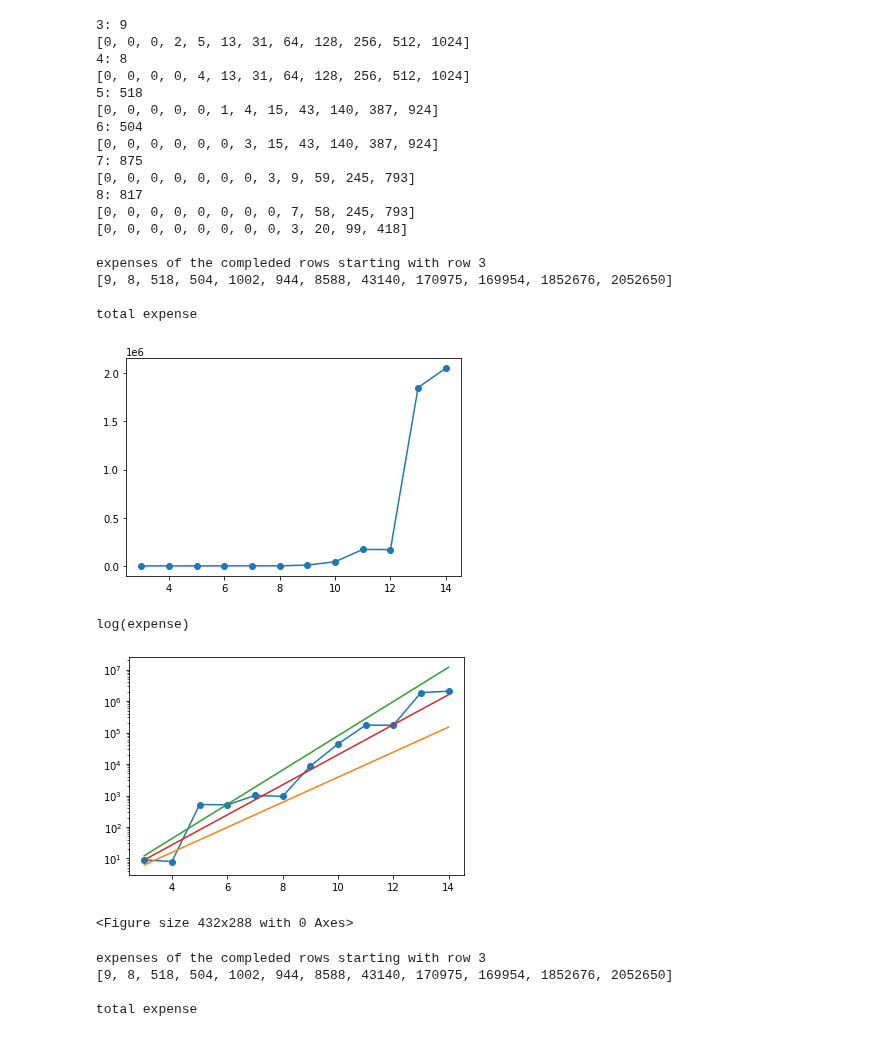
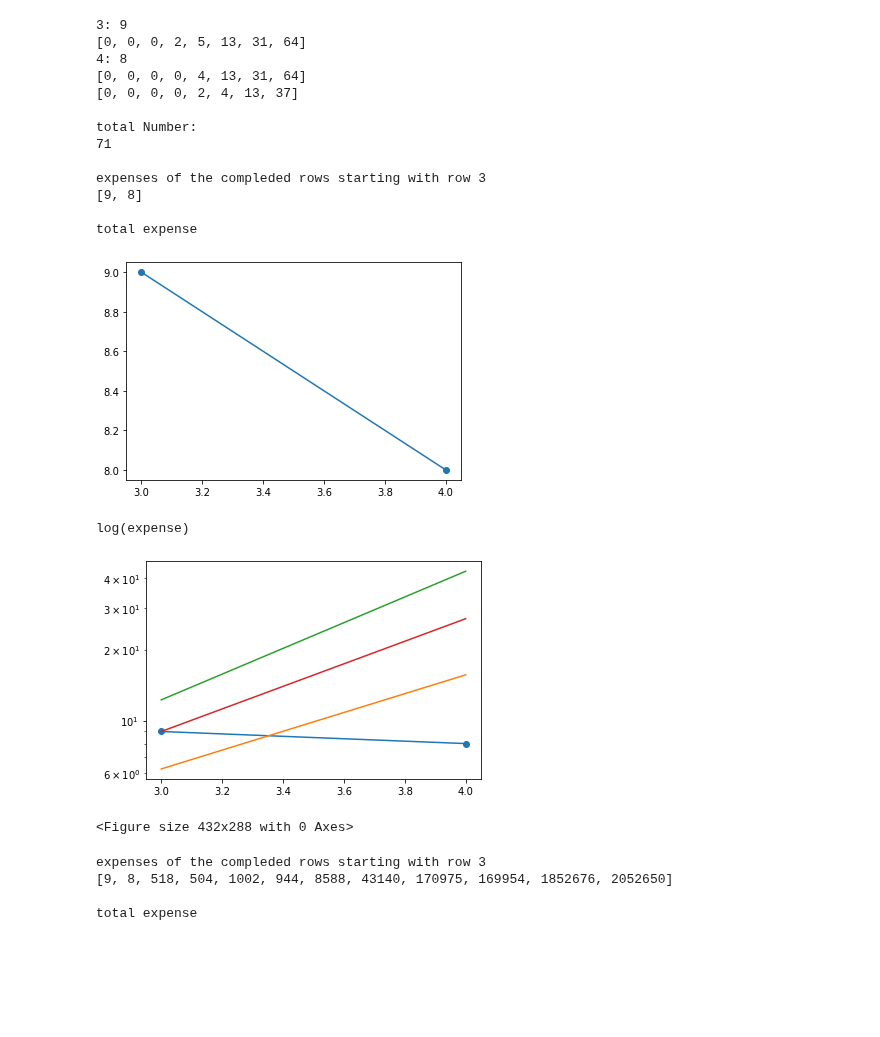
Before and after one commit to Sultanow/collatz, a Jupyter notebook: 01 Graph Theory/Python/notebook/3 - aberkane_tree_networkx_expense.ipynb, the cells around one changed output. Drawn from its saved outputs; the diff is of its cells as text; code cells hidden in the pictures; blank space fills up the shorter version.

Commit message:
Counter update for total number of proven points

```diff
--- a/01 Graph Theory/Python/notebook/3 - aberkane_tree_networkx_expense.ipynb
+++ b/01 Graph Theory/Python/notebook/3 - aberkane_tree_networkx_expense.ipynb
@@ -386,7 +384,7 @@ def getCounter(rowStartLabel, value):
 # Rules
 # Change n to choose size of Tree
 
-n=12
+n=8
 
 
 expenses = []
@@ -402,13 +400,14 @@ rowStartLabel = []
 saveArrInfo = []
 arrInfo, saveArrInfo, rowStartLabel = setStartArr(n)
 counter = 0
+totalNumber = 0
 
 #print(arrInfo)
 
 while len(proven) > 0:
     proven.sort()
     #print(proven)
-
+    totalNumber += 1
     for i in proven:
         if isIncluded(used, i) == False:
 
@@ -502,10 +501,12 @@ for i in range(0,len(expenses)):
 
 
 
-expenses = [9, 8, 518, 504, 1002, 944, 8588, 43140, 170975, 169954, 1852676, 2052650]
-rows = [3, 4, 5, 6, 7, 8, 9, 10, 11, 12, 13, 14]
+#expenses = [9, 8, 518, 504, 1002, 944, 8588, 43140, 170975, 169954, 1852676, 2052650]
+#rows = [3, 4, 5, 6, 7, 8, 9, 10, 11, 12, 13, 14]
 
-
+print()
+print("total Number:")
+print(totalNumber)
 print()
 print("expenses of the compleded rows starting with row 3")
 print(expenses)
@@ -518,48 +519,43 @@ print()
 print("log(expense)")
 plt.yscale('log')
 plt.plot(rows, expenses, marker = 'o', linestyle = 'solid')
 
 compareThree = []#[3**2, 3**3,3**4,3**5,3**6,3**7,3**8,3**9,3**10,3**11,3**12]
 comparebelow = []
 compareabove = []
 
 for i in rows:
     compareThree.append(3**(i-1))
     comparebelow.append(2.5**(i-1))
     compareabove.append(3.5**(i-1))
 
 plt.plot(rows, comparebelow, linestyle = 'solid')
 plt.plot(rows, compareabove, linestyle = 'solid')
 plt.plot(rows, compareThree, linestyle = 'solid')
 plt.show()
 plt.show()
 plt.savefig("expanses_log2.png",dpi=300)
 # print()
 # print("difference")
 # plt.plot(rows, dif, marker = 'o', linestyle = 'solid')
 # plt.show()
 # %% [output]
 3: 9
-[0, 0, 0, 2, 5, 13, 31, 64, 128, 256, 512, 1024]
+[0, 0, 0, 2, 5, 13, 31, 64]
 4: 8
-[0, 0, 0, 0, 4, 13, 31, 64, 128, 256, 512, 1024]
-5: 518
-[0, 0, 0, 0, 0, 1, 4, 15, 43, 140, 387, 924]
-6: 504
-[0, 0, 0, 0, 0, 0, 3, 15, 43, 140, 387, 924]
-7: 875
-[0, 0, 0, 0, 0, 0, 0, 3, 9, 59, 245, 793]
-8: 817
-[0, 0, 0, 0, 0, 0, 0, 0, 7, 58, 245, 793]
-[0, 0, 0, 0, 0, 0, 0, 0, 3, 20, 99, 418]
+[0, 0, 0, 0, 4, 13, 31, 64]
+[0, 0, 0, 0, 2, 4, 13, 37]
+
+total Number:
+71
 
 expenses of the compleded rows starting with row 3
-[9, 8, 518, 504, 1002, 944, 8588, 43140, 170975, 169954, 1852676, 2052650]
+[9, 8]
 
 total expense
-[figure, old version]
+[figure, new version]
 log(expense)
-[figure, old version]
+[figure, new version]
 <Figure size 432x288 with 0 Axes>
 # %%
 # hardcoded
```
Also changed, not shown: parts of 1 cell of this notebook, 1 other file.
